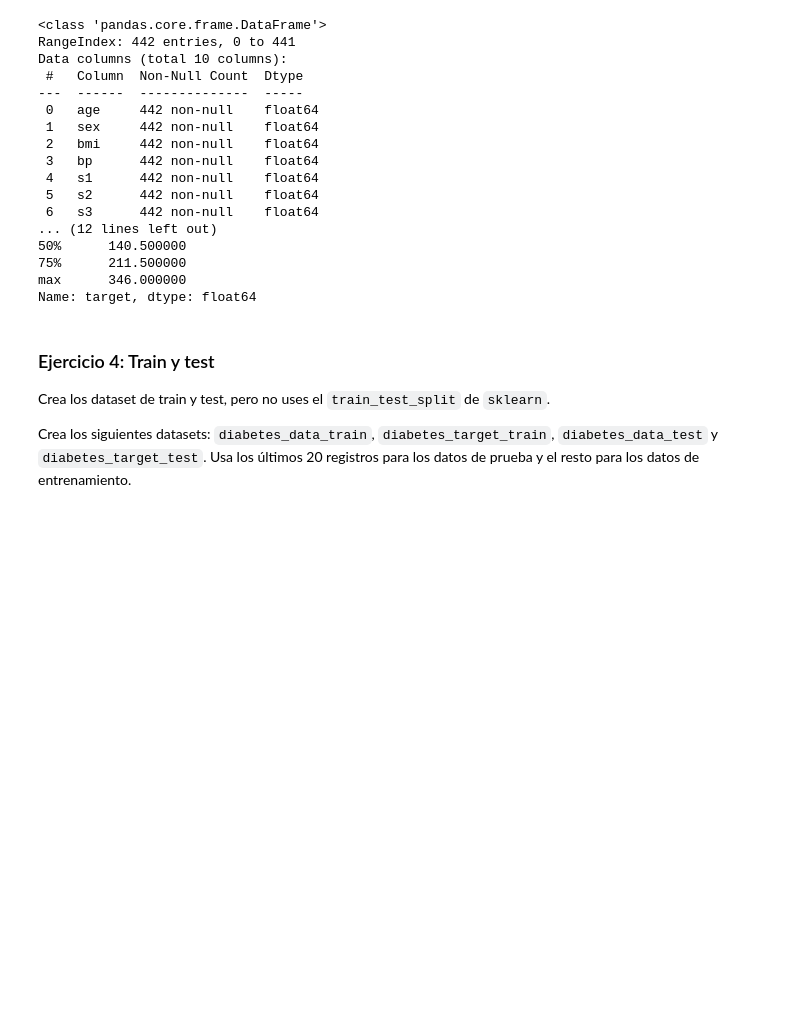
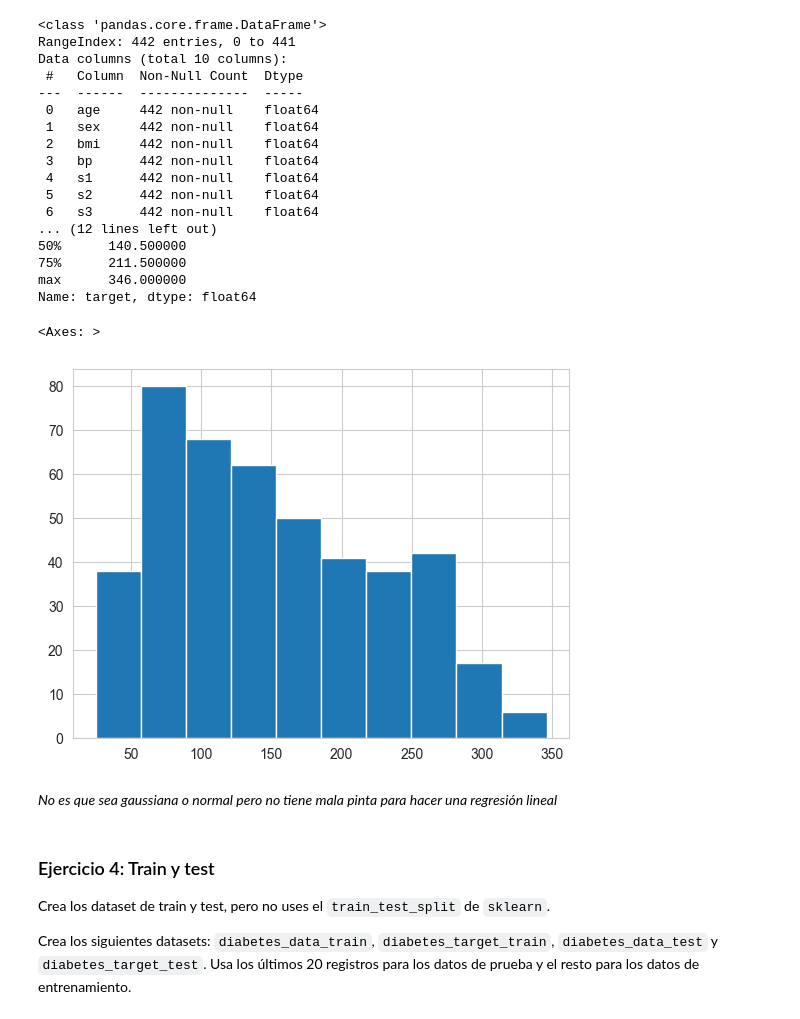
Before and after one commit to elecomexp/ONLINE_DS_THEBRIDGE_2024, a Jupyter notebook: 05_Machine_Learning/S12_Supervisados_I/U01_RegLineal_Regularizacion/Ejercicios_Workout/13_Ejercicios_Modelado_RL.ipynb, the cells around one changed output. Saved outputs shown, nothing was run; the diff lists cells and outputs as text; code cells hidden in the pictures; blank space fills up the shorter version.

```diff
--- a/05_Machine_Learning/S12_Supervisados_I/U01_RegLineal_Regularizacion/Ejercicios_Workout/13_Ejercicios_Modelado_RL.ipynb
+++ b/05_Machine_Learning/S12_Supervisados_I/U01_RegLineal_Regularizacion/Ejercicios_Workout/13_Ejercicios_Modelado_RL.ipynb
@@ -124,6 +121,13 @@ Data columns (total 10 columns):
 75%      211.500000
 max      346.000000
 Name: target, dtype: float64
+# %%
+y.hist()
+# %% [output]
+<Axes: >
+[figure, added]
+# %% [markdown]
+*No es que sea gaussiana o normal pero no tiene mala pinta para hacer una regresión lineal*
 # %% [markdown]
 ### Ejercicio 4: Train y test
 
```
Also changed, not shown: parts of 13 cells of this notebook.
